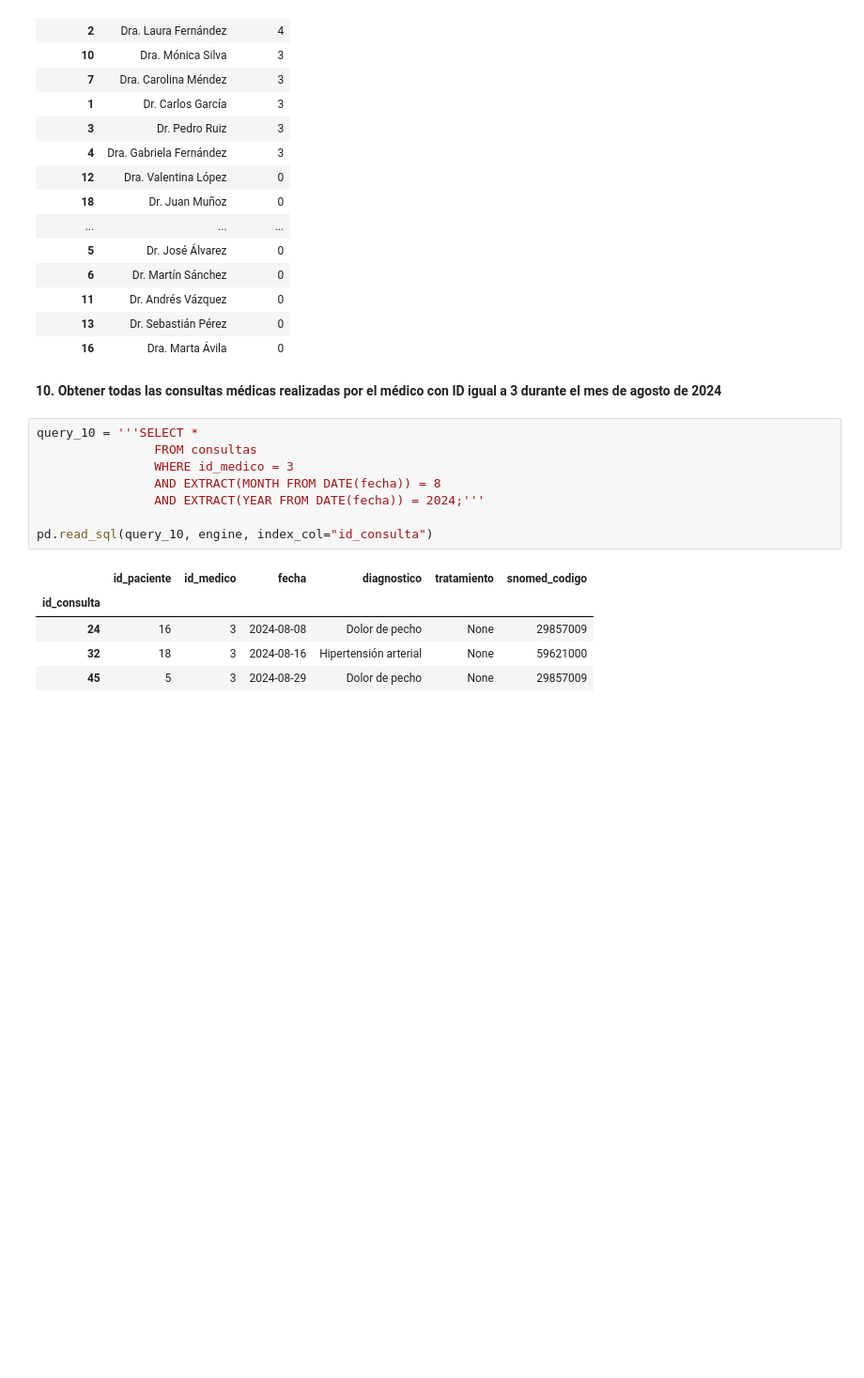
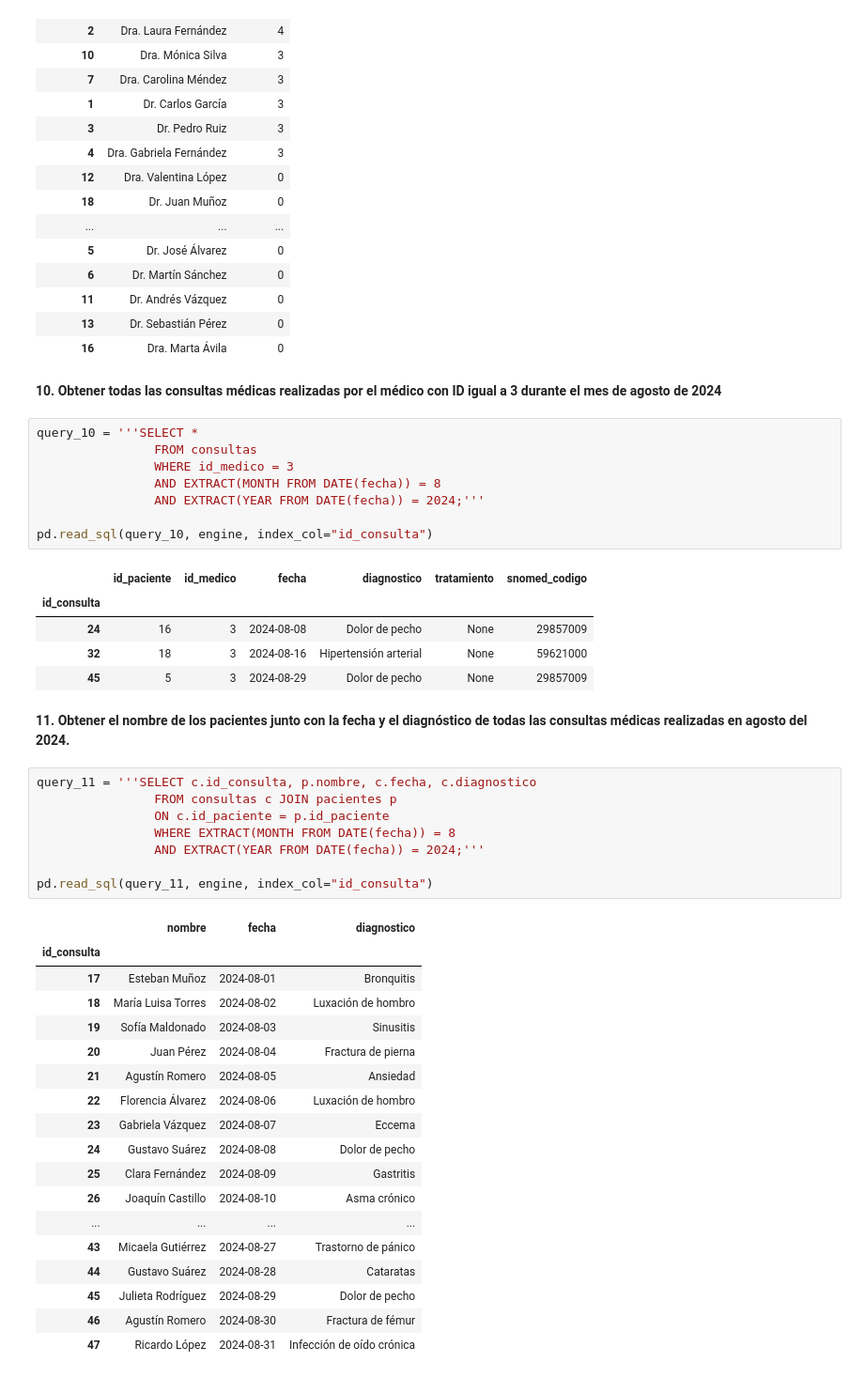
Before and after one commit to gonzagrau/TP5_GrauLuna, a Jupyter notebook: database_connection/queries.ipynb, the cells around one changed output. Shown at 94% size. Saved outputs shown, nothing was run; the diff lists cells and outputs as text; blank space fills up the shorter version.

```diff
--- a/database_connection/queries.ipynb
+++ b/database_connection/queries.ipynb
@@ -241,3 +241,32 @@ pd.read_sql(query_10, engine, index_col="id_consulta")
 | 24 | 16 | 3 | 2024-08-08 | Dolor de pecho | None | 29857009 |
 | 32 | 18 | 3 | 2024-08-16 | Hipertensión arterial | None | 59621000 |
 | 45 | 5 | 3 | 2024-08-29 | Dolor de pecho | None | 29857009 |
+# %% [markdown]
+**11. Obtener el nombre de los pacientes junto con la fecha y el diagnóstico de todas las consultas médicas realizadas en agosto del 2024.**
+# %%
+query_11 = '''SELECT c.id_consulta, p.nombre, c.fecha, c.diagnostico
+                FROM consultas c JOIN pacientes p
+                ON c.id_paciente = p.id_paciente
+                WHERE EXTRACT(MONTH FROM DATE(fecha)) = 8
+                AND EXTRACT(YEAR FROM DATE(fecha)) = 2024;'''
+
+pd.read_sql(query_11, engine, index_col="id_consulta")
+# %% [output]
+|  | nombre | fecha | diagnostico |
+| id_consulta |  |  |  |
+| 17 | Esteban Muñoz | 2024-08-01 | Bronquitis |
+| 18 | María Luisa Torres | 2024-08-02 | Luxación de hombro |
+| 19 | Sofía Maldonado | 2024-08-03 | Sinusitis |
+| 20 | Juan Pérez | 2024-08-04 | Fractura de pierna |
+| 21 | Agustín Romero | 2024-08-05 | Ansiedad |
+| 22 | Florencia Álvarez | 2024-08-06 | Luxación de hombro |
+| 23 | Gabriela Vázquez | 2024-08-07 | Eccema |
+| 24 | Gustavo Suárez | 2024-08-08 | Dolor de pecho |
+| 25 | Clara Fernández | 2024-08-09 | Gastritis |
+| 26 | Joaquín Castillo | 2024-08-10 | Asma crónico |
+| ... | ... | ... | ... |
+| 43 | Micaela Gutiérrez | 2024-08-27 | Trastorno de pánico |
+| 44 | Gustavo Suárez | 2024-08-28 | Cataratas |
+| 45 | Julieta Rodríguez | 2024-08-29 | Dolor de pecho |
+| 46 | Agustín Romero | 2024-08-30 | Fractura de fémur |
+| 47 | Ricardo López | 2024-08-31 | Infección de oído crónica |
```
Also changed, not shown: 1 other file.
